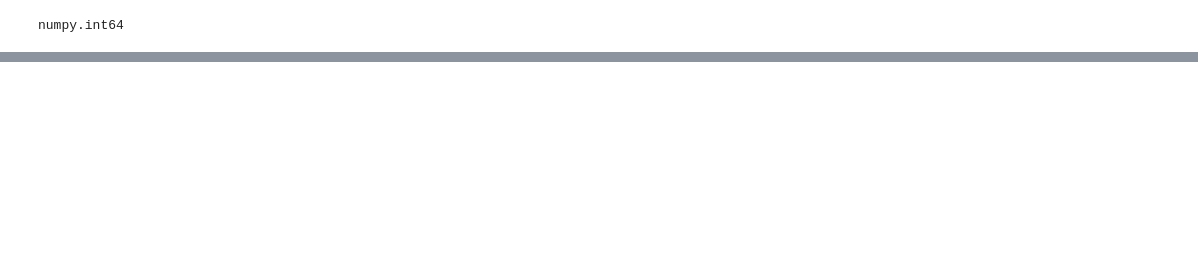
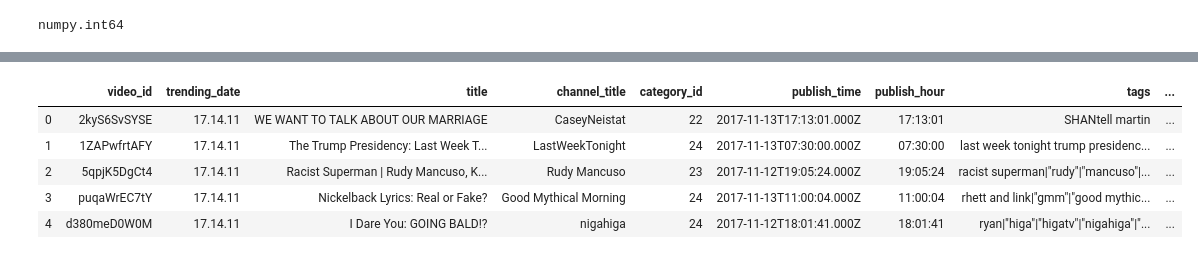
Before and after one commit to GitGTBoot/ETL-Project, a Jupyter notebook: George_Jupyter.ipynb, the cells around one changed output, grey strips where cells are left out. Drawn from its saved outputs; the diff is of its cells as text; code cells hidden in the pictures; blank space fills up the shorter version.

```diff
--- a/George_Jupyter.ipynb
+++ b/George_Jupyter.ipynb
@@ -276,0 +71,8 @@ us_json_df_clean.head()
+# %%
+us_json_df_clean=pd.DataFrame(us_details)
+us_json_df_clean.rename(columns = {"id":"category_id","title":"category_title"},inplace=True)
+us_json_df_clean.head()
+
+gb_json_df_clean=pd.DataFrame(gb_details)
+gb_json_df_clean.rename(columns = {"id":"category_id","title":"category_title"},inplace=True)
+gb_json_df_clean.head()
@@ -280,0 +205,10 @@ numpy.int64
+# %%
+us_merged_df = pd.merge(us_csv_df ,us_json_df_clean , how = "left", on = ["category_id","category_id"])
+us_merged_df.head()
+# %% [output]
+|  | video_id | trending_date | title | channel_title | category_id | publish_time | publish_hour | tags | ... |
+| 0 | 2kyS6SvSYSE | 17.14.11 | WE WANT TO TALK ABOUT OUR MARRIAGE | CaseyNeistat | 22 | 2017-11-13T17:13:01.000Z | 17:13:01 | SHANtell martin | ... |
+| 1 | 1ZAPwfrtAFY | 17.14.11 | The Trump Presidency: Last Week T... | LastWeekTonight | 24 | 2017-11-13T07:30:00.000Z | 07:30:00 | last week tonight trump presidenc... | ... |
+| 2 | 5qpjK5DgCt4 | 17.14.11 | Racist Superman | Rudy Mancuso, K... | Rudy Mancuso | 23 | 2017-11-12T19:05:24.000Z | 19:05:24 | racist superman|"rudy"|"mancuso"|... | ... |
+| 3 | puqaWrEC7tY | 17.14.11 | Nickelback Lyrics: Real or Fake? | Good Mythical Morning | 24 | 2017-11-13T11:00:04.000Z | 11:00:04 | rhett and link|"gmm"|"good mythic... | ... |
+| 4 | d380meD0W0M | 17.14.11 | I Dare You: GOING BALD!? | nigahiga | 24 | 2017-11-12T18:01:41.000Z | 18:01:41 | ryan|"higa"|"higatv"|"nigahiga"|"... | ... |
```
Also changed, not shown: parts of 43 cells of this notebook, 1 other file.
